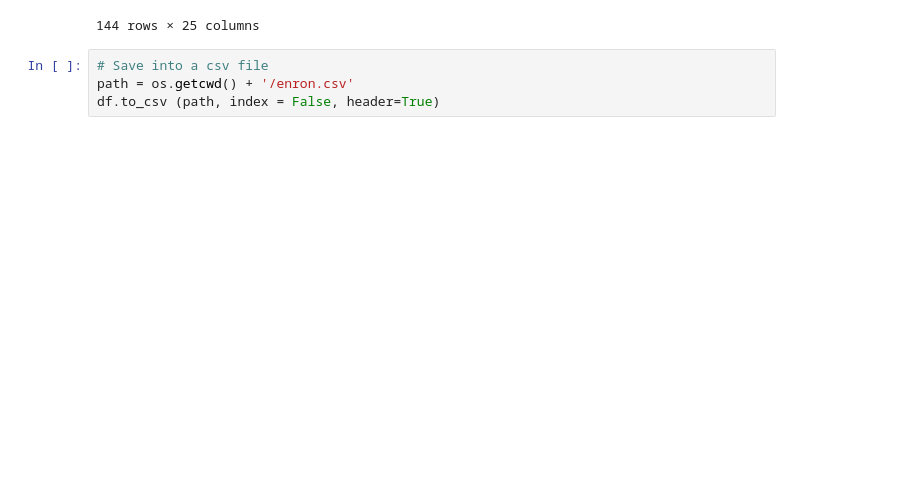
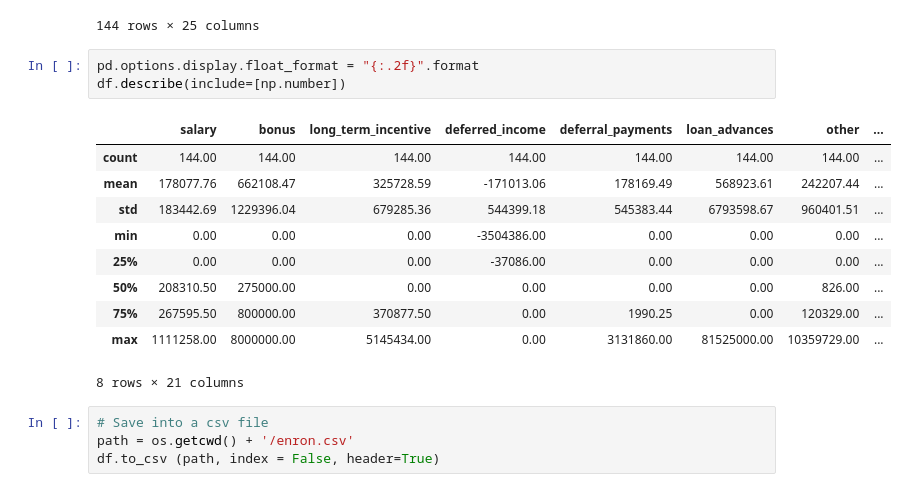
Before and after one commit to mingtao-gao/MACS31300_Final_Project, a Jupyter notebook: Enron_Project.ipynb, the cells around one changed output. Saved outputs shown, nothing was run; the diff lists cells and outputs as text; blank space fills up the shorter version.

```diff
--- a/Enron_Project.ipynb
+++ b/Enron_Project.ipynb
@@ -187,6 +193,20 @@ df
 | 142 | YEAGER, F SCOTT | 158403.0 | 0.0 | 0.0 | 0.0 | 0.0 | 0.0 | ... |
 | 143 | YEAP, SOON | 0.0 | 0.0 | 0.0 | 0.0 | 0.0 | 0.0 | ... |
 144 rows × 25 columns
+# %%
+pd.options.display.float_format = "{:.2f}".format
+df.describe(include=[np.number])
+# %% [output]
+|  | salary | bonus | long_term_incentive | deferred_income | deferral_payments | loan_advances | other | ... |
+| count | 144.00 | 144.00 | 144.00 | 144.00 | 144.00 | 144.00 | 144.00 | ... |
+| mean | 178077.76 | 662108.47 | 325728.59 | -171013.06 | 178169.49 | 568923.61 | 242207.44 | ... |
+| std | 183442.69 | 1229396.04 | 679285.36 | 544399.18 | 545383.44 | 6793598.67 | 960401.51 | ... |
+| min | 0.00 | 0.00 | 0.00 | -3504386.00 | 0.00 | 0.00 | 0.00 | ... |
+| 25% | 0.00 | 0.00 | 0.00 | -37086.00 | 0.00 | 0.00 | 0.00 | ... |
+| 50% | 208310.50 | 275000.00 | 0.00 | 0.00 | 0.00 | 0.00 | 826.00 | ... |
+| 75% | 267595.50 | 800000.00 | 370877.50 | 0.00 | 1990.25 | 0.00 | 120329.00 | ... |
+| max | 1111258.00 | 8000000.00 | 5145434.00 | 0.00 | 3131860.00 | 81525000.00 | 10359729.00 | ... |
+8 rows × 21 columns
 # %%
 # Save into a csv file
 path = os.getcwd() + '/enron.csv'
```
Also changed, not shown: parts of 17 cells of this notebook.
